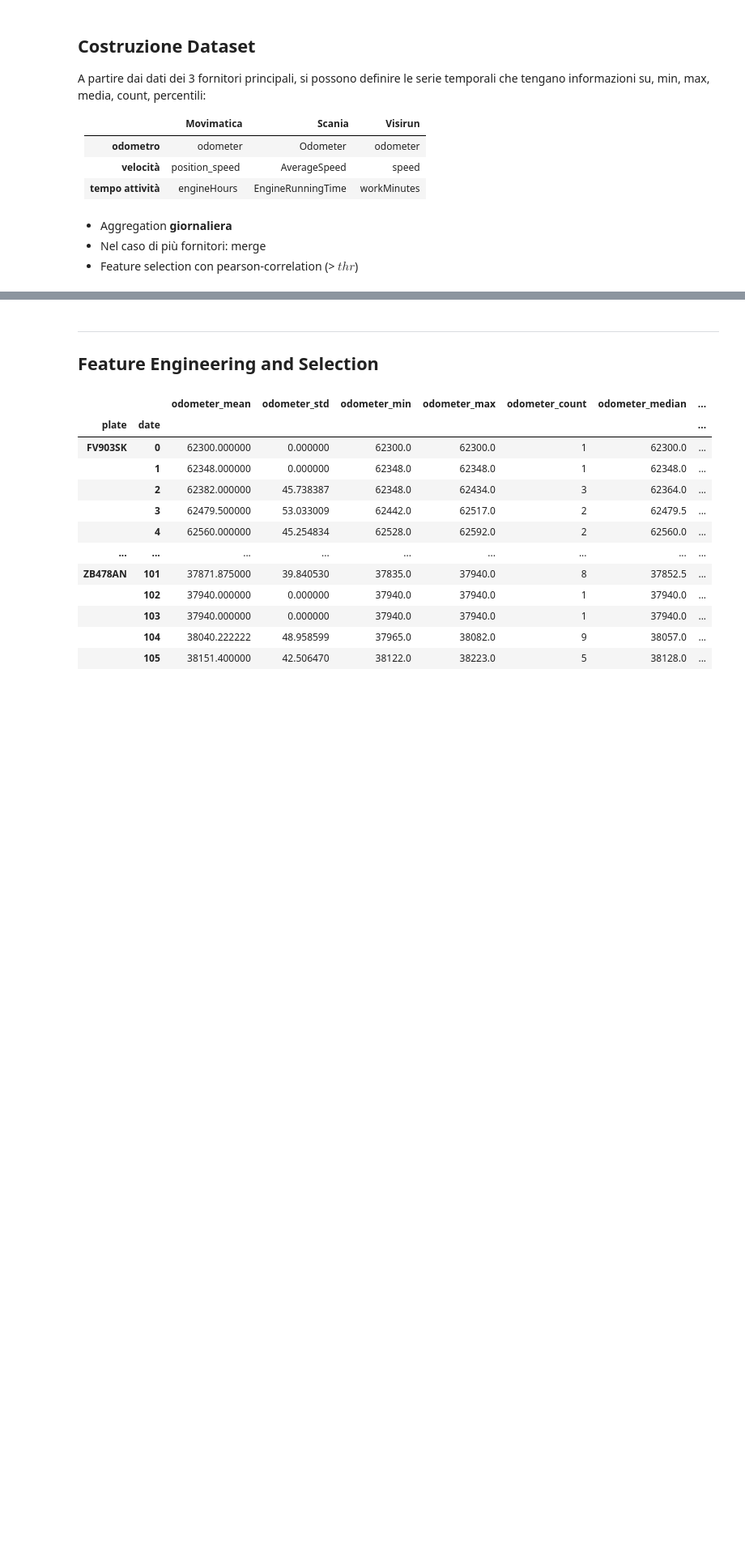
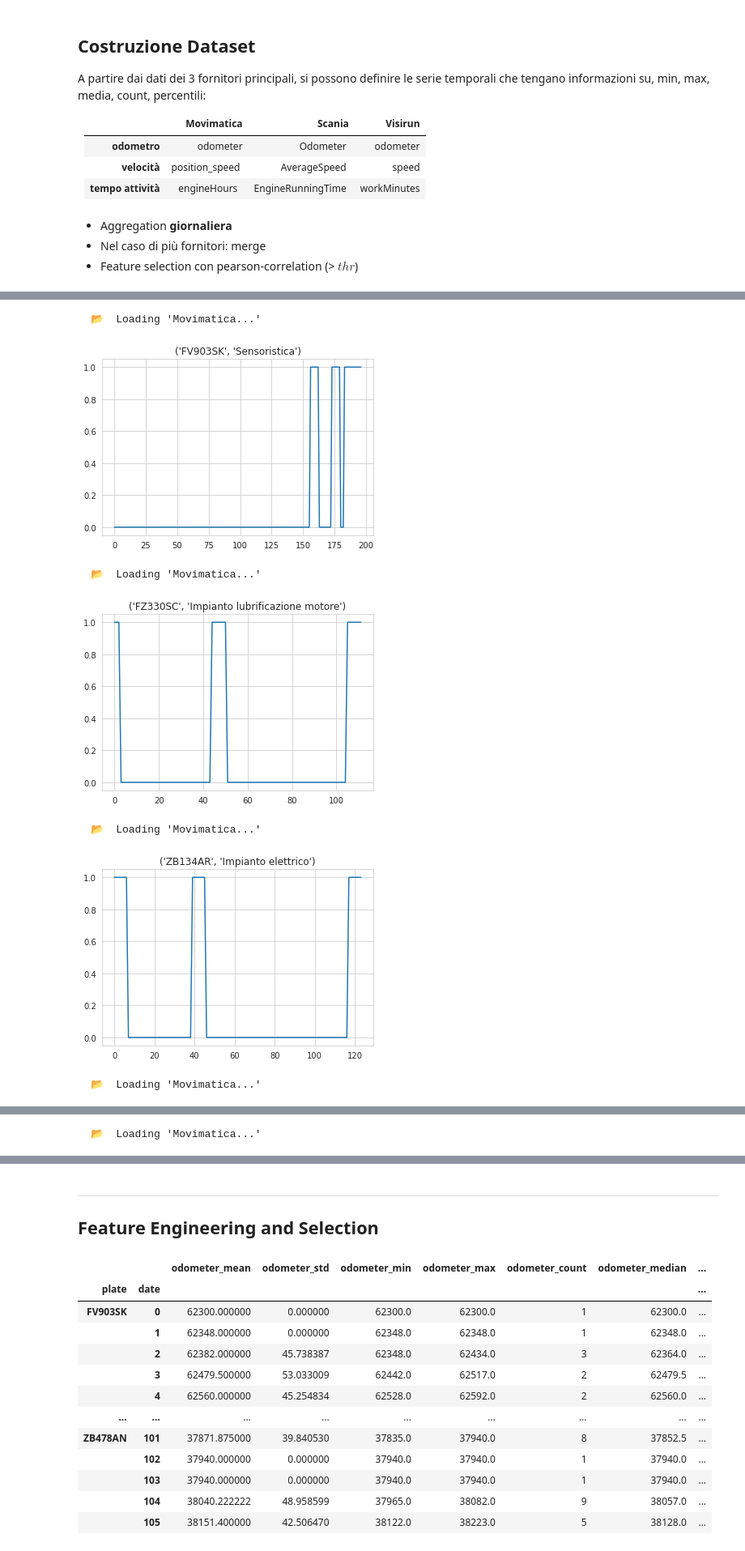
Before and after one commit to antonioalbanese/ai4trucks, a Jupyter notebook: Notebooks/Predictive_model.ipynb, the cells around one changed output, grey strips where cells are left out. Shown at 81% size. Cells and saved outputs as stored; diff of their text form; code cells hidden in the pictures; blank space fills up the shorter version.

```diff
--- a/Notebooks/Predictive_model.ipynb
+++ b/Notebooks/Predictive_model.ipynb
@@ -120,0 +101,2 @@ for ix in df.index.unique():
+# %%
+ds = get_timeseries(dt=7, limit_plate="FV903SK", limit_cat="Sensoristica")
@@ -120,0 +154,15 @@ for ix in df.index.unique():
+# %%
+for couple in tmp[tmp > 2].index:
+    if couple[0] in df_mov.index.get_level_values(0):
+        ds = get_timeseries(dt=7, limit_plate=couple[0], limit_cat=couple[1])
+        plt.plot(ds.date, ds.attended_failure)
+        plt.title(couple)
+        plt.show()
+# %% [output]
+  📂  Loading 'Movimatica...'
+[figure, added]
+  📂  Loading 'Movimatica...'
+[figure, added]
+  📂  Loading 'Movimatica...'
+[figure, added]
+  📂  Loading 'Movimatica...'
@@ -120,0 +170 @@ for ix in df.index.unique():
+  📂  Loading 'Movimatica...'
```
Also changed, not shown: parts of 19 cells of this notebook, 4 other files.
